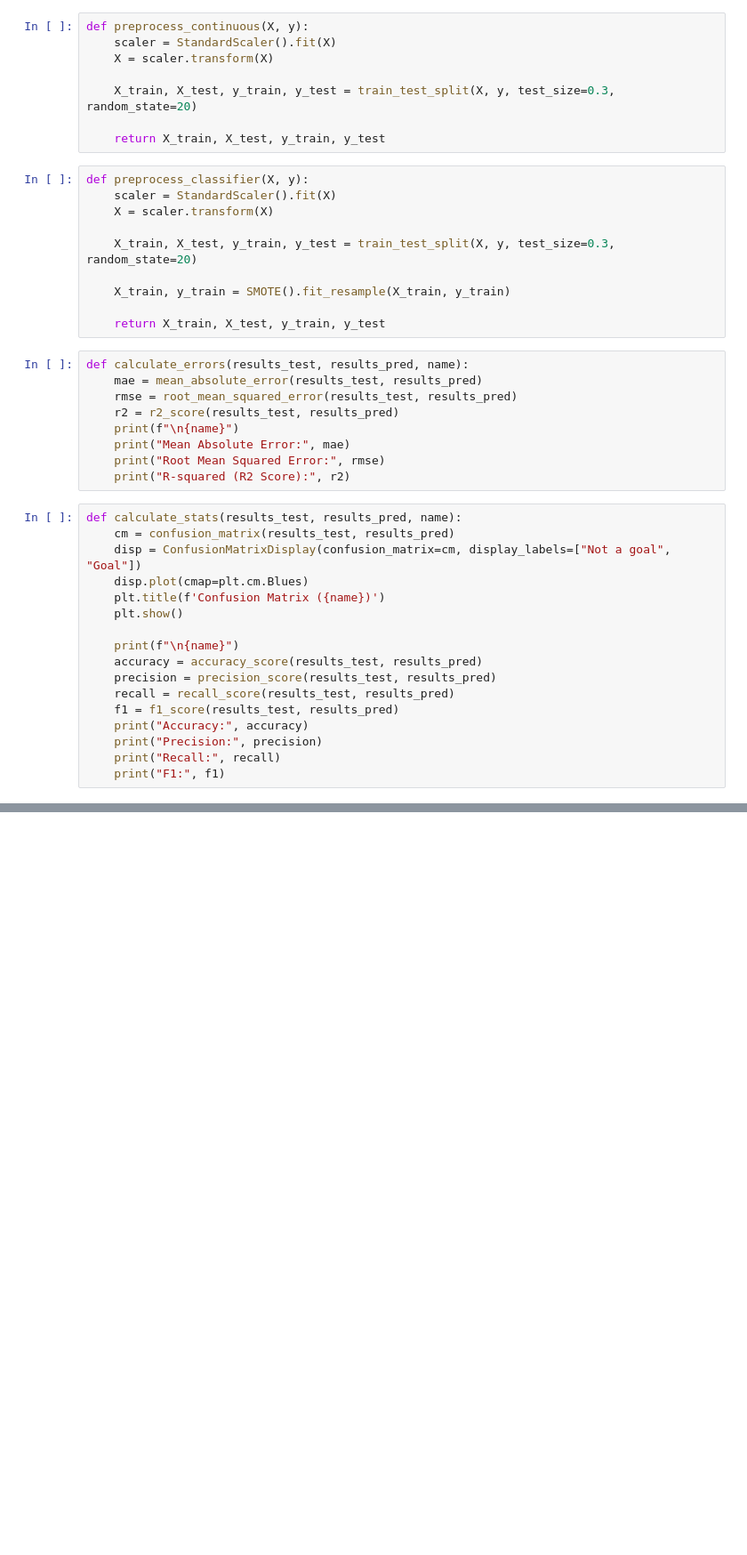
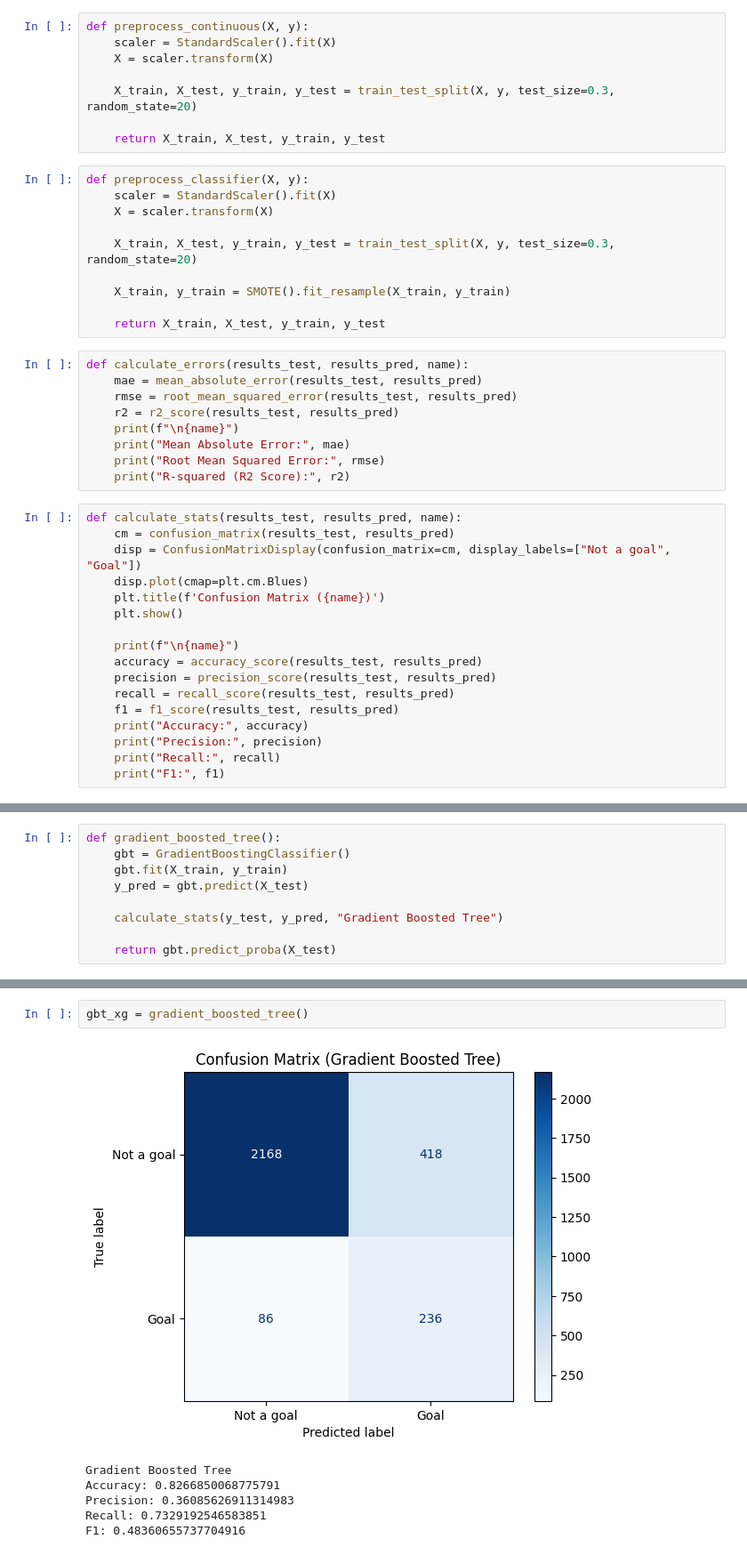
Before and after one commit to kkkarnav/BetterxG, a Jupyter notebook: 3_baseline_models.ipynb, the cells around one changed output, grey strips where cells are left out. Shown at 89% size. Drawn from its saved outputs; the diff is of its cells as text; blank space fills up the shorter version.

```diff
--- a/3_baseline_models.ipynb
+++ b/3_baseline_models.ipynb
@@ -118,2 +132,11 @@ def decision_tree():
+# %%
+def gradient_boosted_tree():
+    gbt = GradientBoostingClassifier()
+    gbt.fit(X_train, y_train)
+    y_pred = gbt.predict(X_test)
+
+    calculate_stats(y_test, y_pred, "Gradient Boosted Tree")
+
+    return gbt.predict_proba(X_test)
 # %%
 X_train, X_test, y_train, y_test = preprocess_continuous(X, y1)
@@ -142,0 +181,9 @@ F1: 0.38083228247162676
+# %%
+gbt_xg = gradient_boosted_tree()
+# %% [output]
+[figure, added]
+Gradient Boosted Tree
+Accuracy: 0.8266850068775791
+Precision: 0.36085626911314983
+Recall: 0.7329192546583851
+F1: 0.48360655737704916
```
Also changed, not shown: parts of 10 cells of this notebook.
